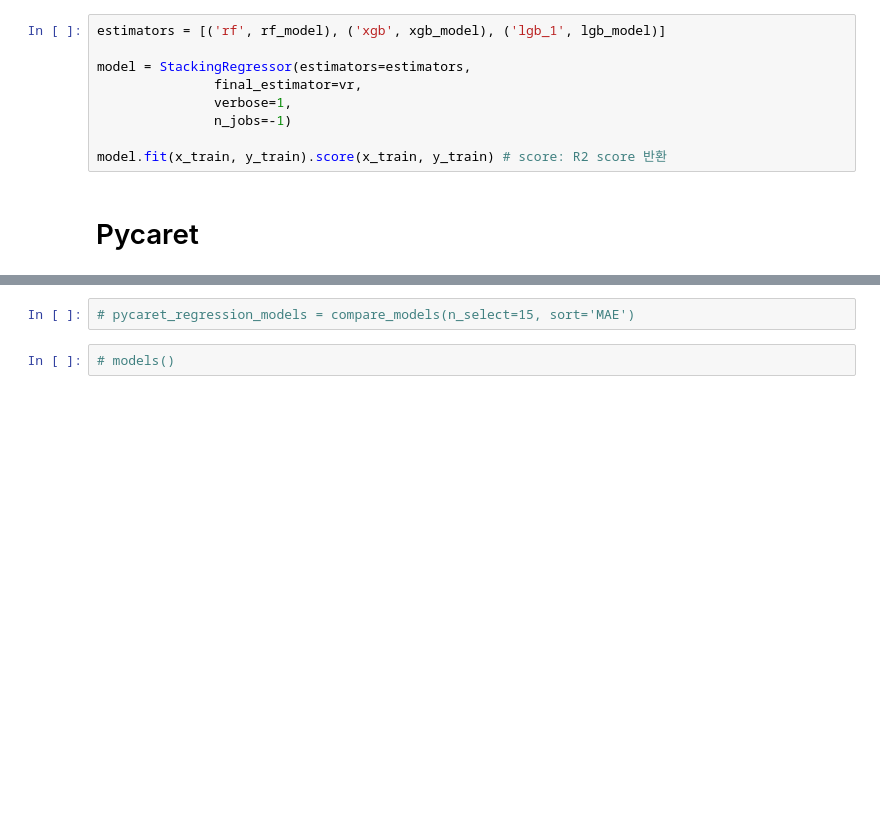
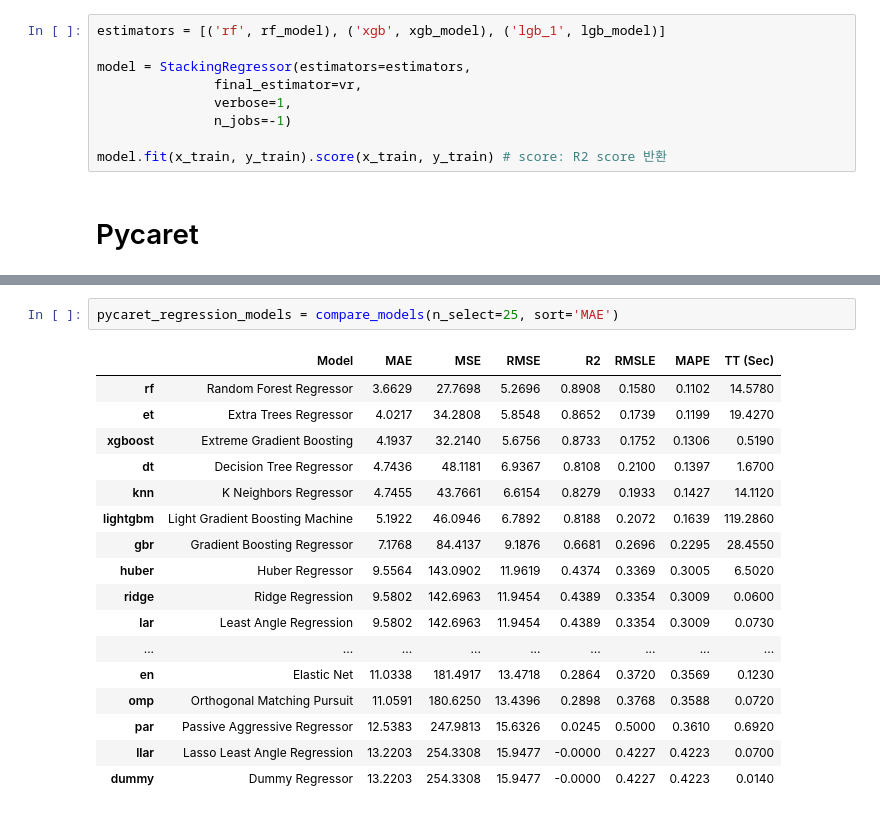
Before and after one commit to hsk980911/Jeju-Island-road-traffic-prediction, a Jupyter notebook: data_processing_v2.ipynb, the cells around one changed output, grey strips where cells are left out. Drawn from its saved outputs; the diff is of its cells as text; blank space fills up the shorter version.

```diff
--- a/data_processing_v2.ipynb
+++ b/data_processing_v2.ipynb
@@ -215,4 +469,20 @@ IntProgress(value=0, description='Processing: ', max=3)
 # %%
-# pycaret_regression_models = compare_models(n_select=15, sort='MAE')
+pycaret_regression_models = compare_models(n_select=25, sort='MAE')
+# %% [output]
+|  | Model | MAE | MSE | RMSE | R2 | RMSLE | MAPE | TT (Sec) |
+| rf | Random Forest Regressor | 3.6629 | 27.7698 | 5.2696 | 0.8908 | 0.1580 | 0.1102 | 14.5780 |
+| et | Extra Trees Regressor | 4.0217 | 34.2808 | 5.8548 | 0.8652 | 0.1739 | 0.1199 | 19.4270 |
+| xgboost | Extreme Gradient Boosting | 4.1937 | 32.2140 | 5.6756 | 0.8733 | 0.1752 | 0.1306 | 0.5190 |
+| dt | Decision Tree Regressor | 4.7436 | 48.1181 | 6.9367 | 0.8108 | 0.2100 | 0.1397 | 1.6700 |
+| knn | K Neighbors Regressor | 4.7455 | 43.7661 | 6.6154 | 0.8279 | 0.1933 | 0.1427 | 14.1120 |
+| lightgbm | Light Gradient Boosting Machine | 5.1922 | 46.0946 | 6.7892 | 0.8188 | 0.2072 | 0.1639 | 119.2860 |
+| gbr | Gradient Boosting Regressor | 7.1768 | 84.4137 | 9.1876 | 0.6681 | 0.2696 | 0.2295 | 28.4550 |
+| huber | Huber Regressor | 9.5564 | 143.0902 | 11.9619 | 0.4374 | 0.3369 | 0.3005 | 6.5020 |
+| ridge | Ridge Regression | 9.5802 | 142.6963 | 11.9454 | 0.4389 | 0.3354 | 0.3009 | 0.0600 |
+| lar | Least Angle Regression | 9.5802 | 142.6963 | 11.9454 | 0.4389 | 0.3354 | 0.3009 | 0.0730 |
+| ... | ... | ... | ... | ... | ... | ... | ... | ... |
+| en | Elastic Net | 11.0338 | 181.4917 | 13.4718 | 0.2864 | 0.3720 | 0.3569 | 0.1230 |
+| omp | Orthogonal Matching Pursuit | 11.0591 | 180.6250 | 13.4396 | 0.2898 | 0.3768 | 0.3588 | 0.0720 |
+| par | Passive Aggressive Regressor | 12.5383 | 247.9813 | 15.6326 | 0.0245 | 0.5000 | 0.3610 | 0.6920 |
+| llar | Lasso Least Angle Regression | 13.2203 | 254.3308 | 15.9477 | -0.0000 | 0.4227 | 0.4223 | 0.0700 |
+| dummy | Dummy Regressor | 13.2203 | 254.3308 | 15.9477 | -0.0000 | 0.4227 | 0.4223 | 0.0140 |
-# %%
-# models()
```
Also changed, not shown: parts of 37 cells of this notebook, 1 other file.
